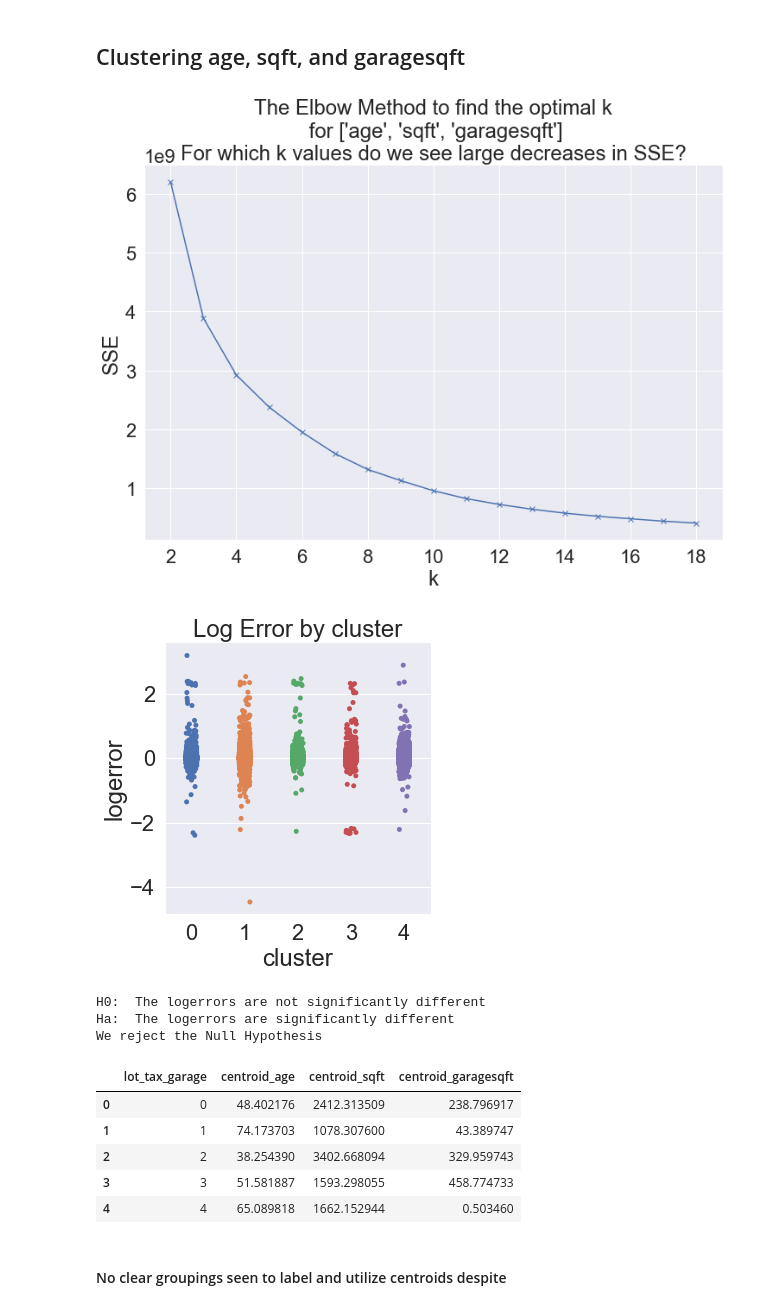
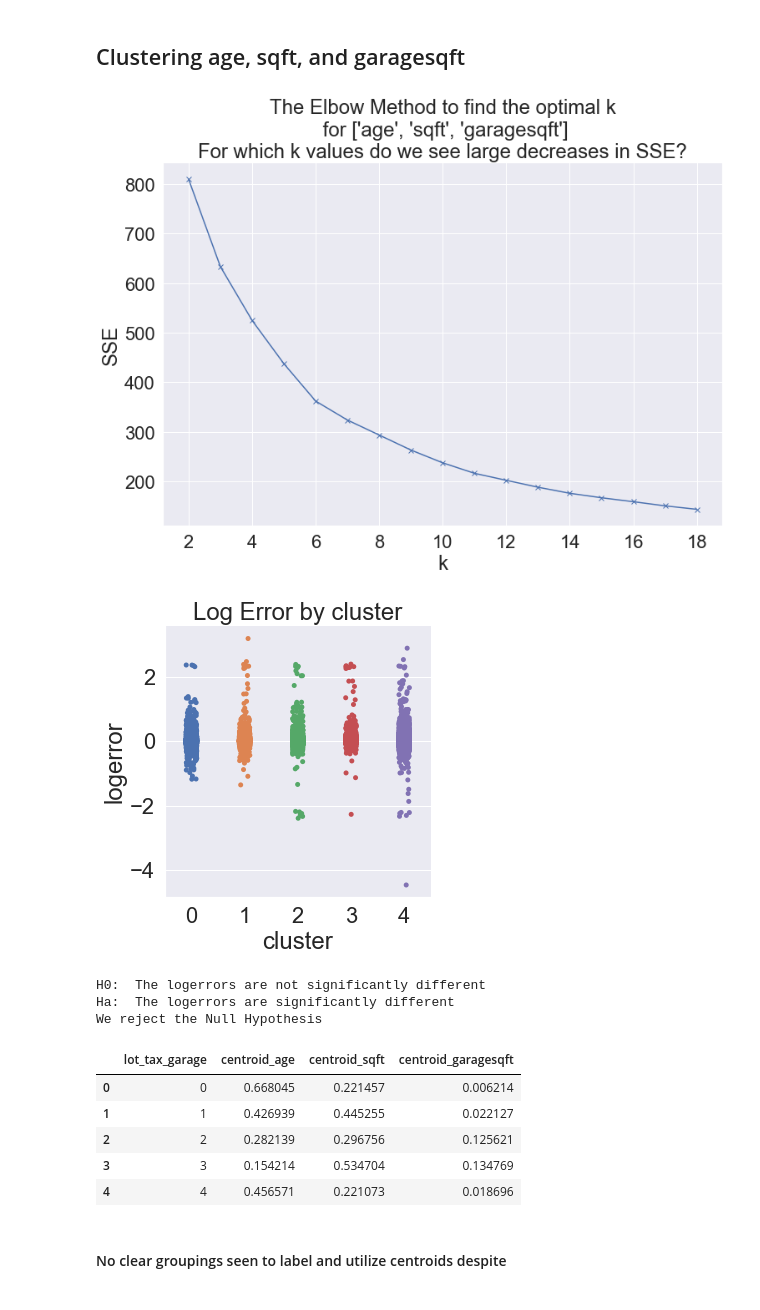
Before and after one commit to Codeup-Joe-Dan/zillow_clustering, a Jupyter notebook: final_notebook.ipynb, the cells around one changed output. Drawn from its saved outputs; the diff is of its cells as text; code cells hidden in the pictures.

Commit message:
added scaling for clustering

```diff
--- a/final_notebook.ipynb
+++ b/final_notebook.ipynb
@@ -139,5 +139,12 @@ We reject the Null Hypothesis
 # create features for cluster
 cluster_vars = ['longitude','latitude']
 
+# scale data to be used in clustering
+scaler = MinMaxScaler()
+train[cluster_vars] = scaler.fit_transform(train[cluster_vars])
+validate[cluster_vars] = scaler.transform(validate[cluster_vars])
+test[cluster_vars] = scaler.transform(test[cluster_vars])
+
+
 explore.find_k(train, cluster_vars)
 # %% [output]
@@ -174,10 +181,16 @@ We reject the Null Hypothesis
 # %%
 # create features for cluster
 cluster_vars = ['age','sqft','garagesqft']
 
+# scale data to be used in clustering
+scaler = MinMaxScaler()
+train[cluster_vars] = scaler.fit_transform(train[cluster_vars])
+validate[cluster_vars] = scaler.transform(validate[cluster_vars])
+test[cluster_vars] = scaler.transform(test[cluster_vars])
+
 explore.find_k(train, cluster_vars)
 # %% [output]
-[figure, old version]
+[figure, new version]
 # %%
 # set k and name cluster
 k=5
@@ -191,15 +204,15 @@ X2_train['cluster'] = kmeans2.predict(X2_train[cluster_vars])
 explore.cluster_plot(X2_train)
 explore.get_centroids(kmeans2, cluster_vars, cluster_name)
 # %% [output]
-[figure, old version]
+[figure, new version]
 H0:  The logerrors are not significantly different
 Ha:  The logerrors are significantly different
 We reject the Null Hypothesis
 |  | lot_tax_garage | centroid_age | centroid_sqft | centroid_garagesqft |
-| 0 | 0 | 48.402176 | 2412.313509 | 238.796917 |
-| 1 | 1 | 74.173703 | 1078.307600 | 43.389747 |
-| 2 | 2 | 38.254390 | 3402.668094 | 329.959743 |
-| 3 | 3 | 51.581887 | 1593.298055 | 458.774733 |
-| 4 | 4 | 65.089818 | 1662.152944 | 0.503460 |
+| 0 | 0 | 0.668045 | 0.221457 | 0.006214 |
+| 1 | 1 | 0.426939 | 0.445255 | 0.022127 |
+| 2 | 2 | 0.282139 | 0.296756 | 0.125621 |
+| 3 | 3 | 0.154214 | 0.534704 | 0.134769 |
+| 4 | 4 | 0.456571 | 0.221073 | 0.018696 |
 # %% [markdown]
 #### No clear groupings seen to label and utilize centroids despite
```
Also changed, not shown: parts of 12 cells of this notebook, 1 other file.
